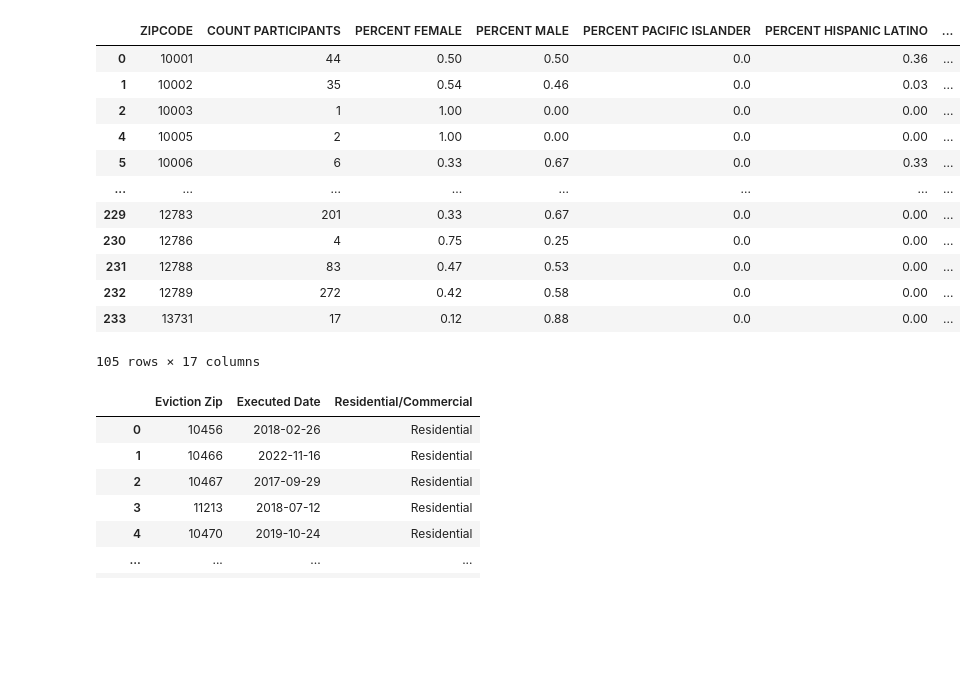
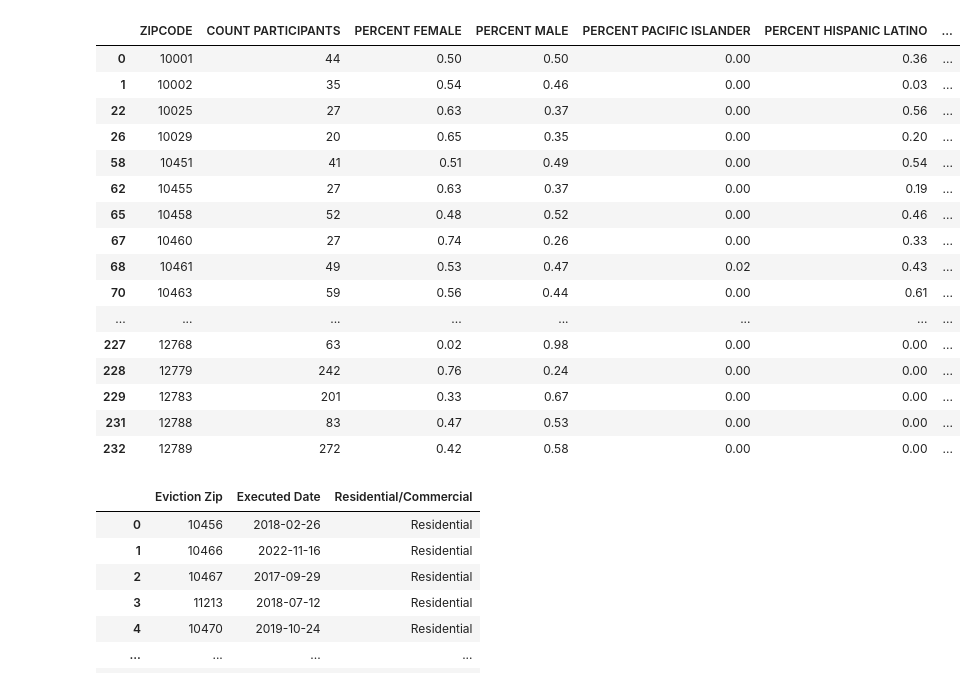
Before and after one commit to tmbiro/Crowdfunding_ETL, a Jupyter notebook: ETL_Mini_Project.ipynb, the cells around one changed output. Cells and saved outputs as stored; diff of their text form; code cells hidden in the pictures; blank space fills up the shorter version.

```diff
--- a/ETL_Mini_Project.ipynb
+++ b/ETL_Mini_Project.ipynb
@@ -11,36 +11,40 @@ evictions_df = pd.read_csv('./Resources/NYC_Evictions.csv')
 # %%
 # Create a filtered dataframe from specific columns
 demographics_cols = ["JURISDICTION NAME", "COUNT PARTICIPANTS", "PERCENT FEMALE", "PERCENT MALE",
                      "PERCENT PACIFIC ISLANDER", "PERCENT HISPANIC LATINO", "PERCENT AMERICAN INDIAN",
                      "PERCENT ASIAN NON HISPANIC", "PERCENT WHITE NON HISPANIC", "PERCENT BLACK NON HISPANIC",
                      "PERCENT OTHER ETHNICITY", "PERCENT ETHNICITY UNKNOWN", "PERCENT PERMANENT RESIDENT ALIEN",
                      "PERCENT US CITIZEN", "PERCENT OTHER CITIZEN STATUS", "PERCENT RECEIVES PUBLIC ASSISTANCE",
                      "PERCENT NRECEIVES PUBLIC ASSISTANCE"]
 demographics_filtered_df = demographics_df[demographics_cols]
 
 # Rename the column headers
 demographics_filtered_df = demographics_filtered_df.rename(columns={"JURISDICTION NAME": "ZIPCODE"})
 
 # Clean the data by dropping duplicates and dropping zipcodes with no participants
 demographics_filtered_df.drop_duplicates("ZIPCODE", inplace=True)
-demographics_filtered = demographics_filtered_df.loc[demographics_filtered_df["COUNT PARTICIPANTS"] != 0]
+demographics_filtered = demographics_filtered_df.loc[demographics_filtered_df["COUNT PARTICIPANTS"] >= 20]
 
 
 demographics_filtered
 # %% [output]
 |  | ZIPCODE | COUNT PARTICIPANTS | PERCENT FEMALE | PERCENT MALE | PERCENT PACIFIC ISLANDER | PERCENT HISPANIC LATINO | ... |
-| 0 | 10001 | 44 | 0.50 | 0.50 | 0.0 | 0.36 | ... |
-| 1 | 10002 | 35 | 0.54 | 0.46 | 0.0 | 0.03 | ... |
-| 2 | 10003 | 1 | 1.00 | 0.00 | 0.0 | 0.00 | ... |
-| 4 | 10005 | 2 | 1.00 | 0.00 | 0.0 | 0.00 | ... |
-| 5 | 10006 | 6 | 0.33 | 0.67 | 0.0 | 0.33 | ... |
+| 0 | 10001 | 44 | 0.50 | 0.50 | 0.00 | 0.36 | ... |
+| 1 | 10002 | 35 | 0.54 | 0.46 | 0.00 | 0.03 | ... |
+| 22 | 10025 | 27 | 0.63 | 0.37 | 0.00 | 0.56 | ... |
+| 26 | 10029 | 20 | 0.65 | 0.35 | 0.00 | 0.20 | ... |
+| 58 | 10451 | 41 | 0.51 | 0.49 | 0.00 | 0.54 | ... |
+| 62 | 10455 | 27 | 0.63 | 0.37 | 0.00 | 0.19 | ... |
+| 65 | 10458 | 52 | 0.48 | 0.52 | 0.00 | 0.46 | ... |
+| 67 | 10460 | 27 | 0.74 | 0.26 | 0.00 | 0.33 | ... |
+| 68 | 10461 | 49 | 0.53 | 0.47 | 0.02 | 0.43 | ... |
+| 70 | 10463 | 59 | 0.56 | 0.44 | 0.00 | 0.61 | ... |
 | ... | ... | ... | ... | ... | ... | ... | ... |
-| 229 | 12783 | 201 | 0.33 | 0.67 | 0.0 | 0.00 | ... |
-| 230 | 12786 | 4 | 0.75 | 0.25 | 0.0 | 0.00 | ... |
-| 231 | 12788 | 83 | 0.47 | 0.53 | 0.0 | 0.00 | ... |
-| 232 | 12789 | 272 | 0.42 | 0.58 | 0.0 | 0.00 | ... |
-| 233 | 13731 | 17 | 0.12 | 0.88 | 0.0 | 0.00 | ... |
+| 227 | 12768 | 63 | 0.02 | 0.98 | 0.00 | 0.00 | ... |
+| 228 | 12779 | 242 | 0.76 | 0.24 | 0.00 | 0.00 | ... |
+| 229 | 12783 | 201 | 0.33 | 0.67 | 0.00 | 0.00 | ... |
+| 231 | 12788 | 83 | 0.47 | 0.53 | 0.00 | 0.00 | ... |
+| 232 | 12789 | 272 | 0.42 | 0.58 | 0.00 | 0.00 | ... |
-105 rows × 17 columns
 # %%
 # Convert Executed Date to DateTime
 evictions_df["Executed Date"]= pd.to_datetime(evictions_df["Executed Date"])
```
Also changed, not shown: parts of 4 cells of this notebook.
